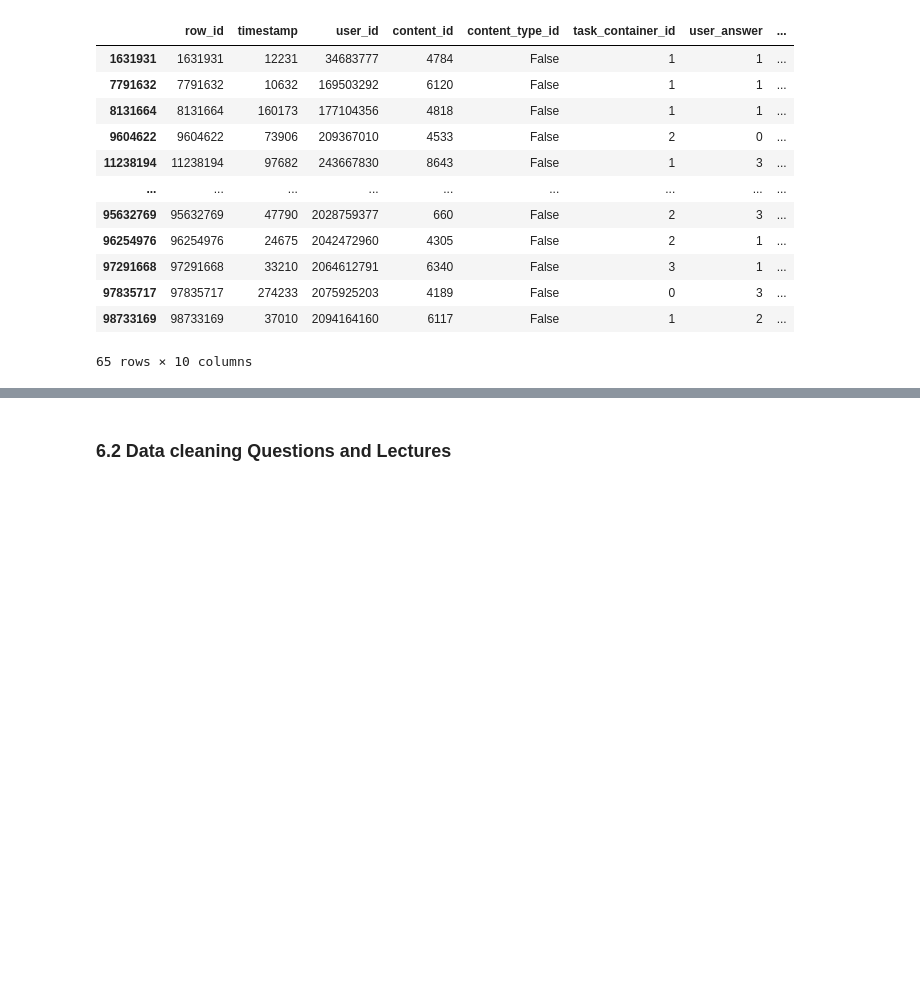
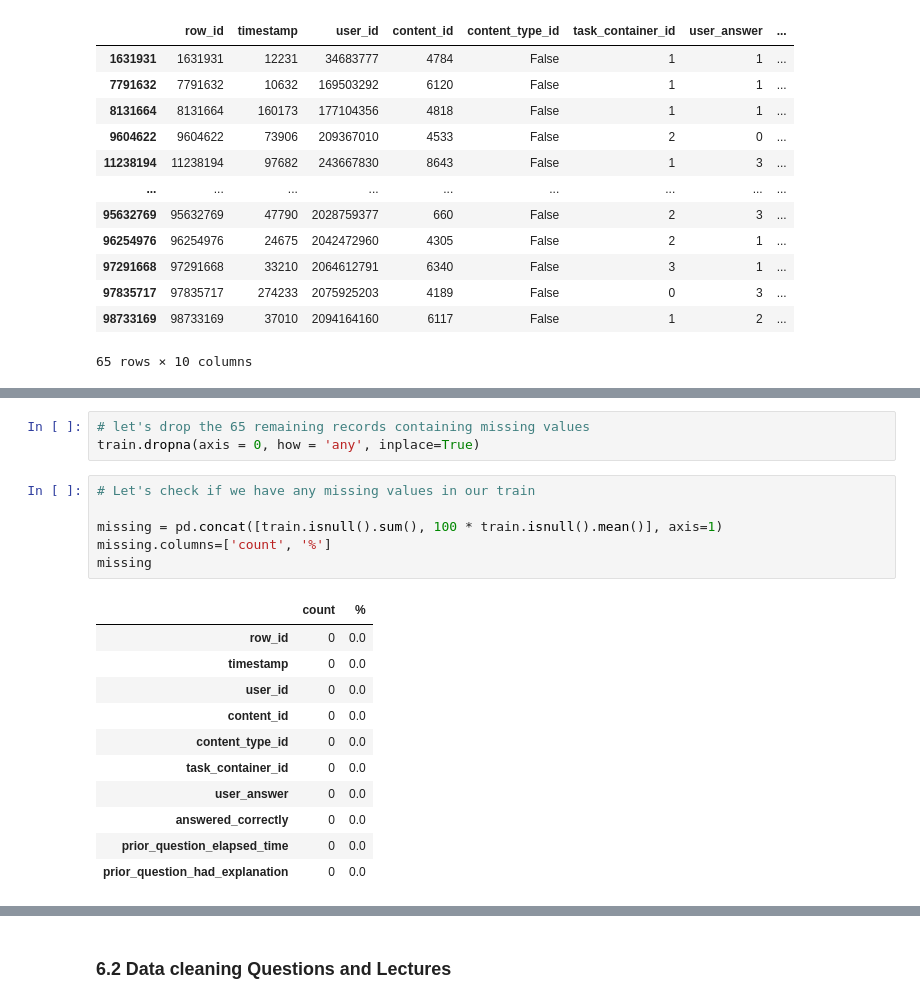
Before and after one commit to Razvanepe/Answer_Correctness_Prediction, a Jupyter notebook: notebooks/Data Wrangling.ipynb, the cells around one changed output, grey strips where cells are left out. Drawn from its saved outputs; the diff is of its cells as text; blank space fills up the shorter version.

```diff
--- a/notebooks/Data Wrangling.ipynb
+++ b/notebooks/Data Wrangling.ipynb
@@ -811,0 +864,21 @@ See the caveats in the documentation: https://pandas.pydata.org/pandas-docs/stab
+# %%
+# let's drop the 65 remaining records containing missing values
+train.dropna(axis = 0, how = 'any', inplace=True)
+# %%
+# Let's check if we have any missing values in our train
+
+missing = pd.concat([train.isnull().sum(), 100 * train.isnull().mean()], axis=1)
+missing.columns=['count', '%']
+missing
+# %% [output]
+|  | count | % |
+| row_id | 0 | 0.0 |
+| timestamp | 0 | 0.0 |
+| user_id | 0 | 0.0 |
+| content_id | 0 | 0.0 |
+| content_type_id | 0 | 0.0 |
+| task_container_id | 0 | 0.0 |
+| user_answer | 0 | 0.0 |
+| answered_correctly | 0 | 0.0 |
+| prior_question_elapsed_time | 0 | 0.0 |
+| prior_question_had_explanation | 0 | 0.0 |
```
Also changed, not shown: parts of 23 cells of this notebook, 1 other file.
